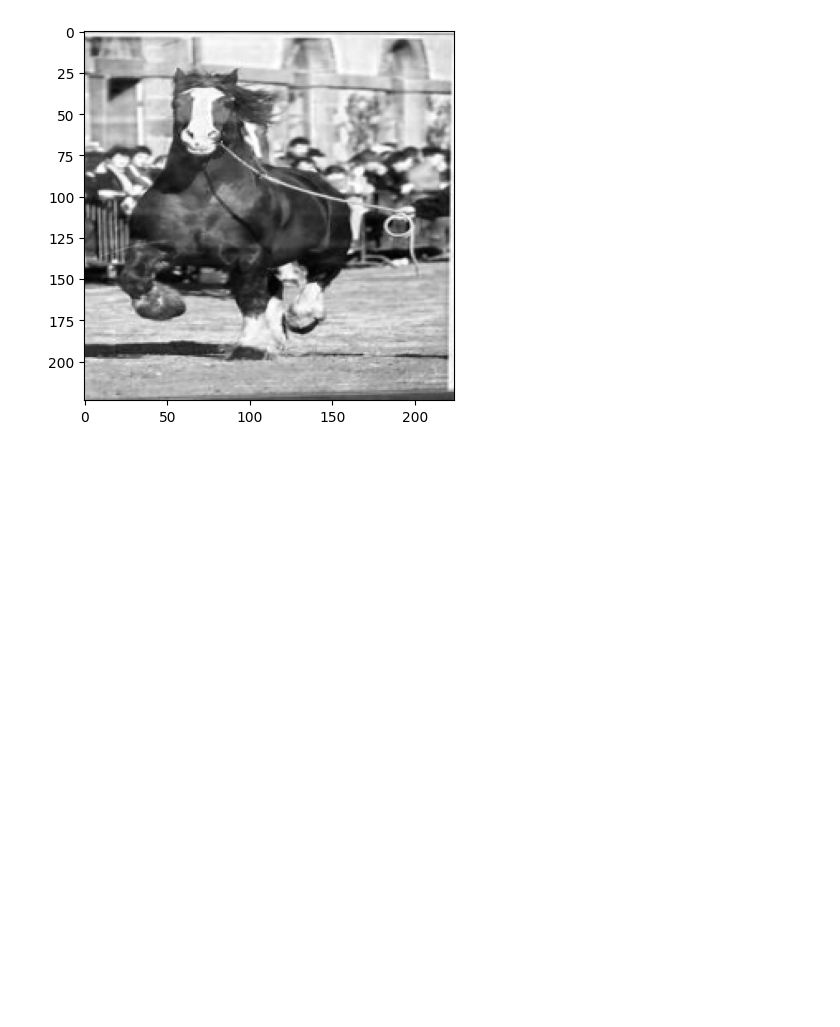
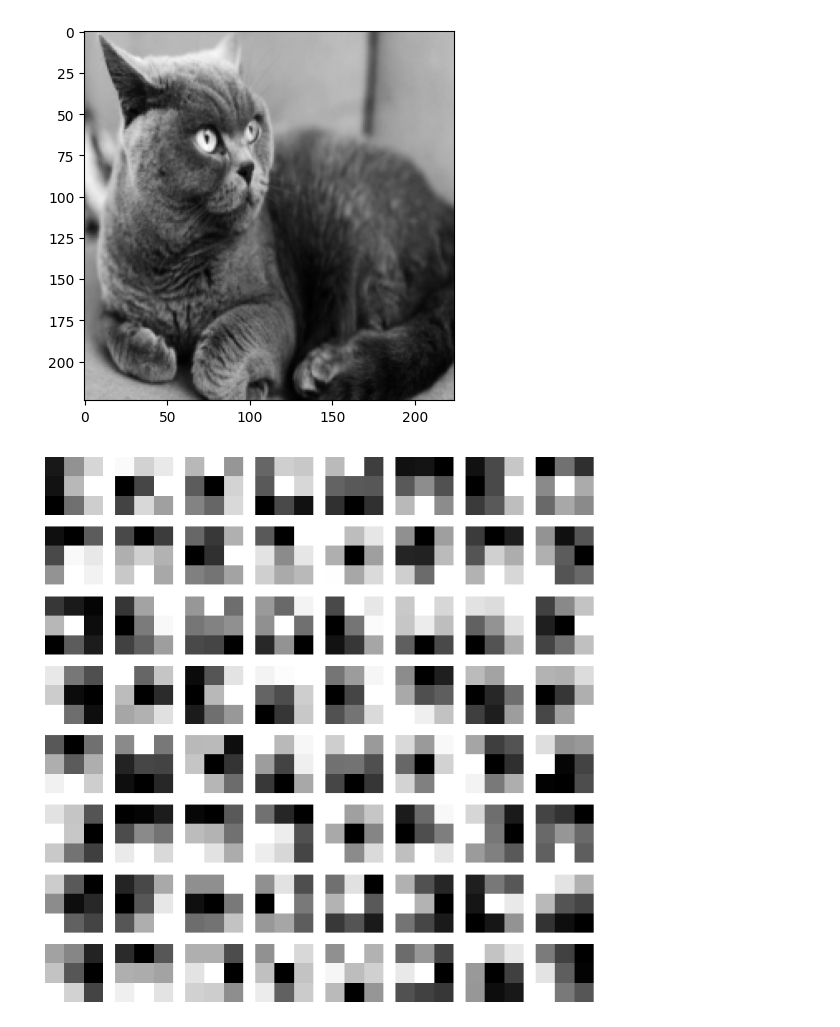
Before and after one commit to AdamBucko1/HNS, a Jupyter notebook: Zadanie_1/zadanie2_pretrainedNN.ipynb, the cells around one changed output. Drawn from its saved outputs; the diff is of its cells as text; code cells hidden in the pictures; blank space fills up the shorter version.

```diff
--- a/Zadanie_1/zadanie2_pretrainedNN.ipynb
+++ b/Zadanie_1/zadanie2_pretrainedNN.ipynb
@@ -370,28 +389,50 @@ def plot_filters(layer, layer_idx=0):
 # %%
 def visualize_feature_maps(model, input_image):
     # Making sure model is in eval mode
     model.eval()
 
     # Running the image through the first conv layer
-    feature_maps1 = model.conv1(input_image.unsqueeze(0).float().to(device))
+    first_conv_layer = model.features[0]
+    second_conv_layer = model.features[2]
+
+    feature_maps1 = first_conv_layer(input_image.unsqueeze(0).float().to(device))
+    feature_maps2 = second_conv_layer(feature_maps1)
     # If you want to visualize after the second conv layer
     # feature_maps2 = model.conv2(F.relu(feature_maps1))
 
-    n_feature_maps = feature_maps1.shape[1]
+    n_feature_maps1 = feature_maps1.shape[1]
+    n_feature_maps2 = feature_maps2.shape[1]
 
     # Plotting each feature map
-    for i in range(n_feature_maps):
+    for i in range(n_feature_maps1):
         plt.subplot(8, 8, i+1)  # Assuming a max of 64 feature maps for display
         plt.imshow(feature_maps1[0][i].cpu().detach().numpy(), cmap='gray')
         plt.axis('off')
     plt.show()
 
+    for i in range(n_feature_maps2):
+        plt.subplot(8, 8, i+1)  # Assuming a max of 64 feature maps for display
+        plt.imshow(feature_maps2[0][i].cpu().detach().numpy(), cmap='gray')
+        plt.axis('off')
+    plt.show()
+
+# Load the model checkpoint
+checkpoint = torch.load('modely_zadanie_2/VGG16_model_2.pth')
+model = get_vgg16_model()
+model.load_state_dict(checkpoint)
+
+device = torch.device("cuda" if torch.cuda.is_available() else "cpu")
+model.to(device)
+
 # Select a random image from the dataset
-image, _ = test_dataset[5]
+image, _ = test_dataset[1]
 plt.imshow(image[0], cmap='gray')  # Displaying the selected image
 plt.show()
 
 # Displaying feature maps for the selected image
-# visualize_feature_maps(cnn_model, image)
+# visualize_feature_maps(model, image)
+plot_filters(model.features[0])
+plot_filters(model.features[2])
 # %% [output]
-[figure, old version]
+[figure, new version]
+[figure, added]
```
Also changed, not shown: parts of 7 cells of this notebook.
